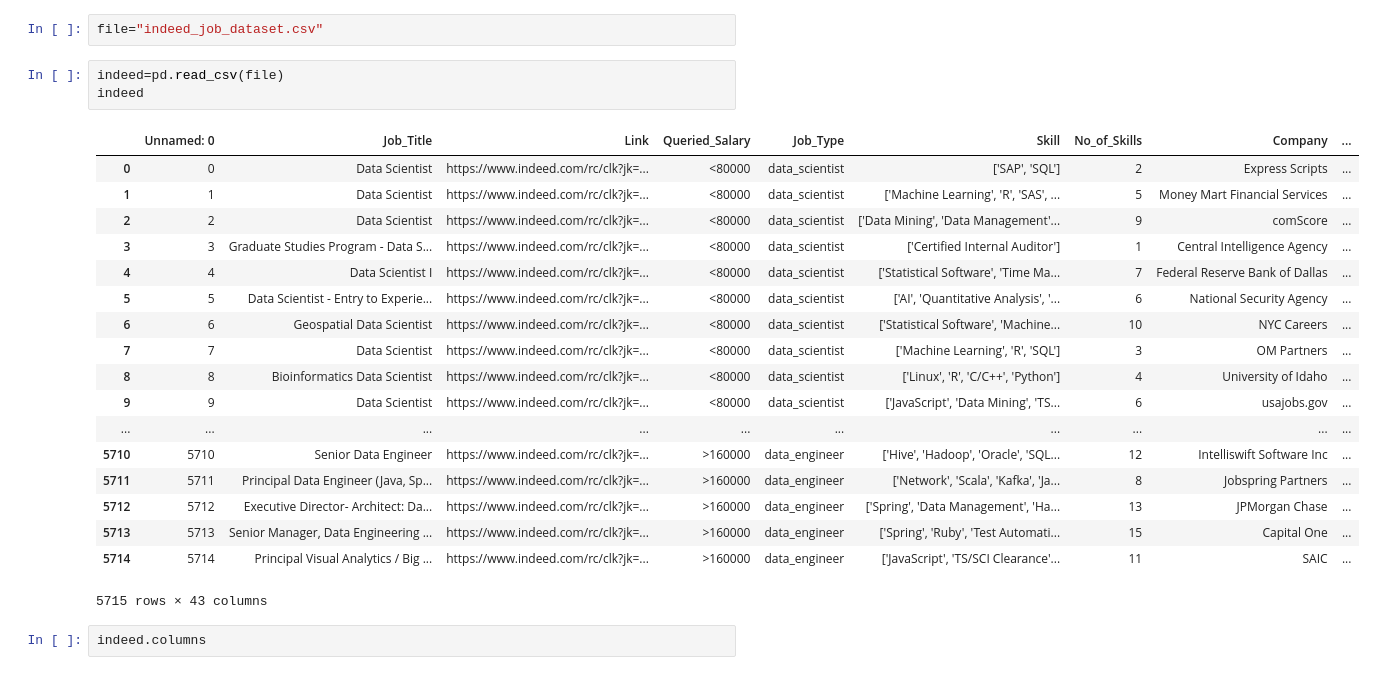
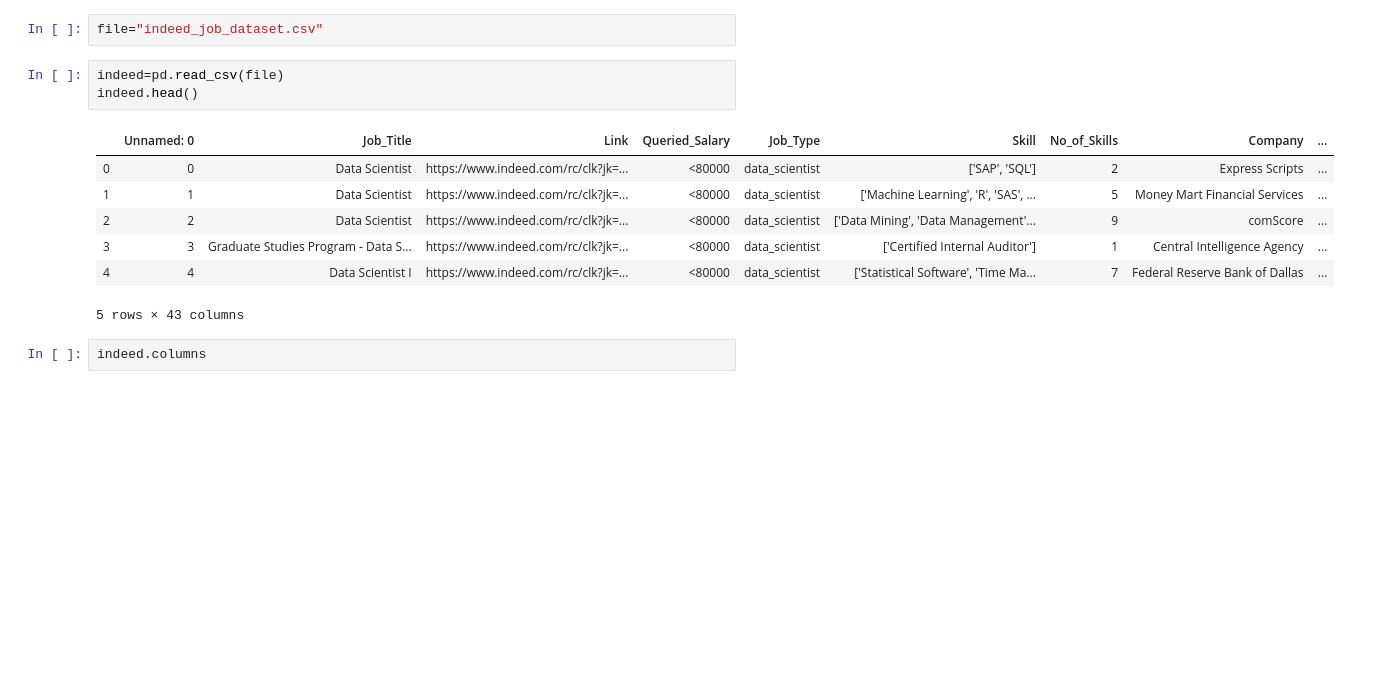
Before and after one commit to GitGTBoot/Project-1, a Jupyter notebook: Project 1.ipynb, the cells around one changed output. Drawn from its saved outputs; the diff is of its cells as text; blank space fills up the shorter version.

```diff
--- a/Project 1.ipynb
+++ b/Project 1.ipynb
@@ -7,26 +7,15 @@ import matplotlib.pyplot as plt
 file="indeed_job_dataset.csv"
 # %%
 indeed=pd.read_csv(file)
-indeed
+indeed.head()
 # %% [output]
 |  | Unnamed: 0 | Job_Title | Link | Queried_Salary | Job_Type | Skill | No_of_Skills | Company | ... |
 | 0 | 0 | Data Scientist | https://www.indeed.com/rc/clk?jk=... | <80000 | data_scientist | ['SAP', 'SQL'] | 2 | Express Scripts | ... |
 | 1 | 1 | Data Scientist | https://www.indeed.com/rc/clk?jk=... | <80000 | data_scientist | ['Machine Learning', 'R', 'SAS', ... | 5 | Money Mart Financial Services | ... |
 | 2 | 2 | Data Scientist | https://www.indeed.com/rc/clk?jk=... | <80000 | data_scientist | ['Data Mining', 'Data Management'... | 9 | comScore | ... |
 | 3 | 3 | Graduate Studies Program - Data S... | https://www.indeed.com/rc/clk?jk=... | <80000 | data_scientist | ['Certified Internal Auditor'] | 1 | Central Intelligence Agency | ... |
 | 4 | 4 | Data Scientist I | https://www.indeed.com/rc/clk?jk=... | <80000 | data_scientist | ['Statistical Software', 'Time Ma... | 7 | Federal Reserve Bank of Dallas | ... |
-| 5 | 5 | Data Scientist - Entry to Experie... | https://www.indeed.com/rc/clk?jk=... | <80000 | data_scientist | ['AI', 'Quantitative Analysis', '... | 6 | National Security Agency | ... |
-| 6 | 6 | Geospatial Data Scientist | https://www.indeed.com/rc/clk?jk=... | <80000 | data_scientist | ['Statistical Software', 'Machine... | 10 | NYC Careers | ... |
-| 7 | 7 | Data Scientist | https://www.indeed.com/rc/clk?jk=... | <80000 | data_scientist | ['Machine Learning', 'R', 'SQL'] | 3 | OM Partners | ... |
-| 8 | 8 | Bioinformatics Data Scientist | https://www.indeed.com/rc/clk?jk=... | <80000 | data_scientist | ['Linux', 'R', 'C/C++', 'Python'] | 4 | University of Idaho | ... |
-| 9 | 9 | Data Scientist | https://www.indeed.com/rc/clk?jk=... | <80000 | data_scientist | ['JavaScript', 'Data Mining', 'TS... | 6 | usajobs.gov | ... |
-| ... | ... | ... | ... | ... | ... | ... | ... | ... | ... |
-| 5710 | 5710 | Senior Data Engineer | https://www.indeed.com/rc/clk?jk=... | >160000 | data_engineer | ['Hive', 'Hadoop', 'Oracle', 'SQL... | 12 | Intelliswift Software Inc | ... |
-| 5711 | 5711 | Principal Data Engineer (Java, Sp... | https://www.indeed.com/rc/clk?jk=... | >160000 | data_engineer | ['Network', 'Scala', 'Kafka', 'Ja... | 8 | Jobspring Partners | ... |
-| 5712 | 5712 | Executive Director- Architect: Da... | https://www.indeed.com/rc/clk?jk=... | >160000 | data_engineer | ['Spring', 'Data Management', 'Ha... | 13 | JPMorgan Chase | ... |
-| 5713 | 5713 | Senior Manager, Data Engineering ... | https://www.indeed.com/rc/clk?jk=... | >160000 | data_engineer | ['Spring', 'Ruby', 'Test Automati... | 15 | Capital One | ... |
-| 5714 | 5714 | Principal Visual Analytics / Big ... | https://www.indeed.com/rc/clk?jk=... | >160000 | data_engineer | ['JavaScript', 'TS/SCI Clearance'... | 11 | SAIC | ... |
-5715 rows × 43 columns
+5 rows × 43 columns
 # %%
 indeed.columns
 # %% [output]
```
Also changed, not shown: parts of 4 cells of this notebook, 3 other files.
